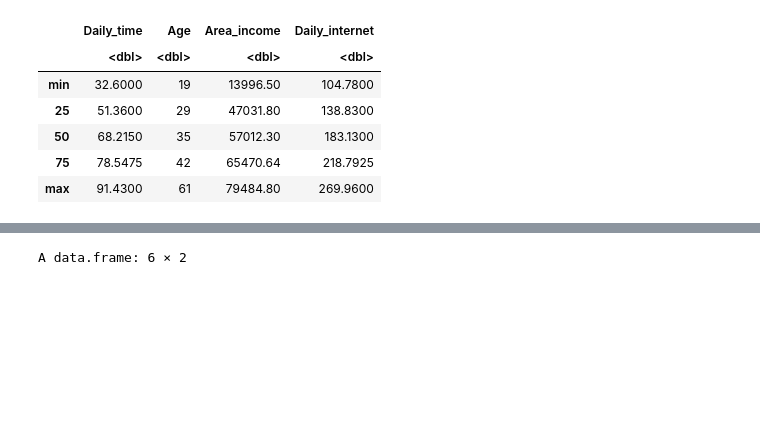
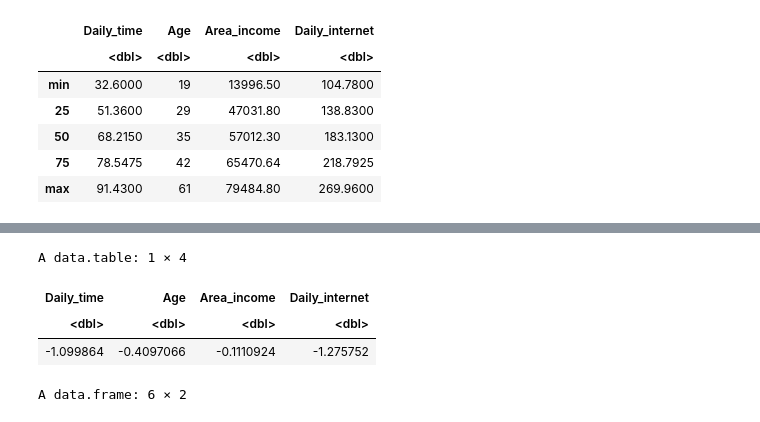
Before and after one commit to Nyawira12/Cryptography-Advertisement-Analysis, a Jupyter notebook: Advertisement_Analysis.ipynb, the cells around one changed output, grey strips where cells are left out. Saved outputs shown, nothing was run; the diff lists cells and outputs as text; code cells hidden in the pictures; blank space fills up the shorter version.

```diff
--- a/Advertisement_Analysis.ipynb
+++ b/Advertisement_Analysis.ipynb
@@ -342,3 +362,11 @@ A data.table: 5 × 4
+# %%
+#checking the kurtosis
+numeric_cols[,lapply(.SD, kurtosis)]
+# %% [output]
+A data.table: 1 × 4
+| Daily_time | Age | Area_income | Daily_internet |
+| <dbl> | <dbl> | <dbl> | <dbl> |
+| -1.099864 | -0.4097066 | -0.1110924 | -1.275752 |
 # %%
 # get frequency table of country column
 country_frequency <- sort(table(advertising$Country), decreasing=T) # sorting to identify
```
Also changed, not shown: parts of 3 cells of this notebook.
